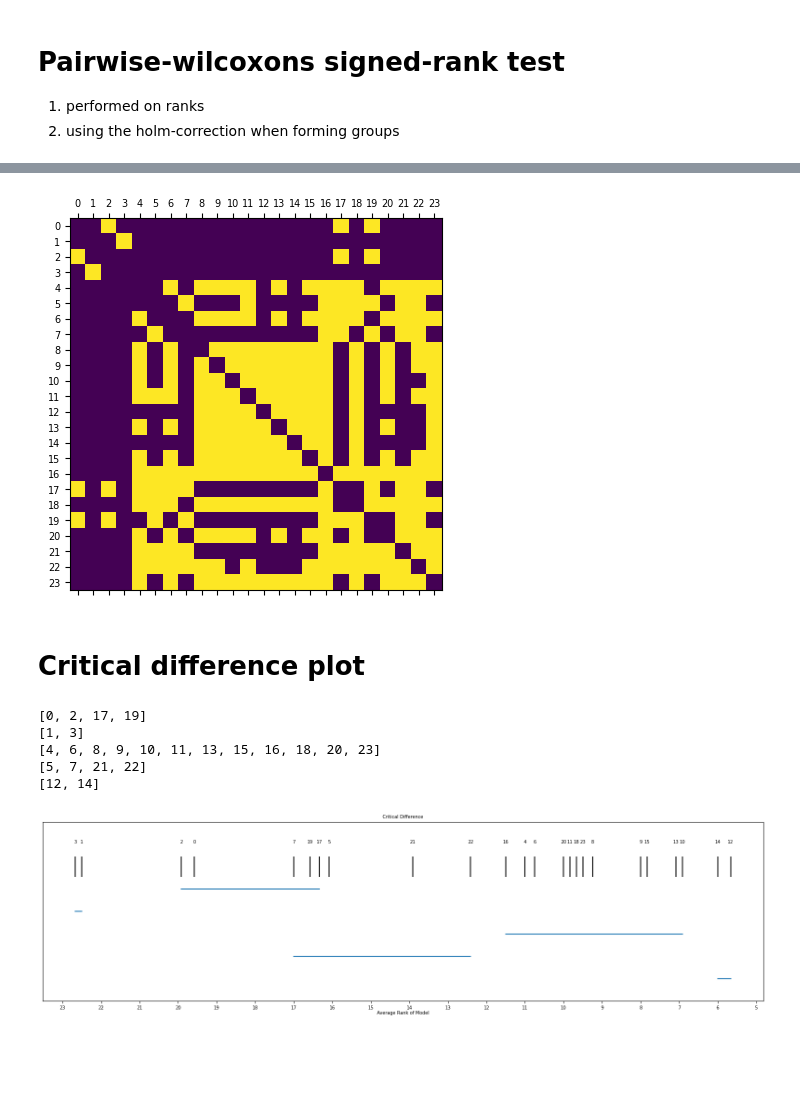
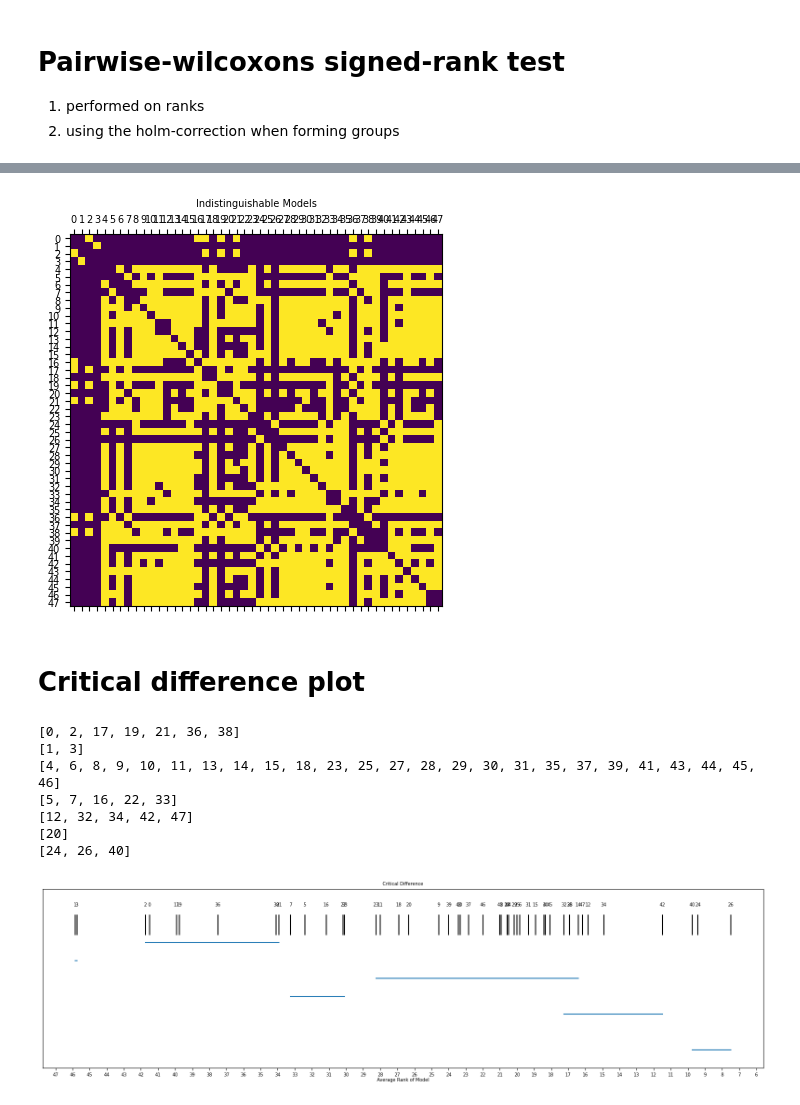
Before and after one commit to Whitesheep18/retinal-ecap-detection, a Jupyter notebook: results/tuning_results.ipynb, the cells around one changed output, grey strips where cells are left out. Drawn from its saved outputs; the diff is of its cells as text; code cells hidden in the pictures; blank space fills up the shorter version.

```diff
--- a/results/tuning_results.ipynb
+++ b/results/tuning_results.ipynb
@@ -7,6 +7,6 @@ from src.utils import switch_quotes
 # %%
 colors = ["#1f77b4", "#ff7f0e", "#2ca02c","#d62728", "#9467bd"]
-data = pd.read_csv("results_tuning_stride_19_01.csv")
+data = pd.read_csv("tuning_r1.csv")
 
 
 data['params'] = data['params'].apply(lambda x: json.loads(switch_quotes(x)))
@@ -24,0 +31,9 @@ num_models = len(models)
+# %%
+# parameter combinations
+
+param_overview = {}
+for i, param in enumerate(models.columns[1:]):
+    param_overview[param] = str(models[param].unique())
+param_overview = pd.DataFrame(param_overview, index=[0]).T.reset_index().rename(columns={0: 'Values', 'index': 'Parameter'})
+param_overview.to_csv("tuning_param_overview.csv", index=False)
+param_overview
@@ -25,12 +50,13 @@ num_models = len(models)
 # %% [markdown]
 # Present ranks per dataset
 # %%
-# RANK by rmse test
+# Ranking
+
 ranked = []
 to_show = []
 for grp_idx, grp in results.groupby('Dataset'):
-    # sort by RMSE_test
-    grp = grp.sort_values('RMSE test')
+    # sort
+    grp = grp.sort_values(rank_by)
     # add rank
     grp['Rank'] = range(1, len(grp) + 1)
 
@@ -173,8 +177,8 @@ alpha = 0.05
 
 p_values = []
 
-for i in range(24):
-    for j in range(24):
+for i in range(num_models):
+    for j in range(num_models):
         #print(f"Comparing model {i} with model {j}")
         if i == j:
             p_values.append(0)
@@ -190,17 +194,17 @@ adjusted_p_values = p_values
 #print(adjusted_p_values[1])
 
 # Create a matrix of indistinguishable models with adjusted p_values
-indistinguishable_matrix = np.zeros((24, 24))
-for i in range(24):
-    for j in range(24):
+indistinguishable_matrix = np.zeros((num_models, num_models))
+for i in range(num_models):
+    for j in range(num_models):
         if i == j:
             continue
-        indistinguishable_matrix[i, j] = adjusted_p_values[i*24+j] > alpha
+        indistinguishable_matrix[i, j] = adjusted_p_values[i*num_models+j] > alpha
 #pd.DataFrame(indistinguishable_matrix)
 
 # Group models based on indistinguishability
 groups = []
-for model in range(24):
+for model in range(num_models):
     found = False
     for group in groups:
         if all(indistinguishable_matrix[model, member] == 1 for member in group):
@@ -224,10 +230,11 @@ Indistinguishable Model Groups:
 # %%
 plt.matshow(indistinguishable_matrix)
-plt.xticks(range(24))
-plt.yticks(range(24))
+plt.title('Indistinguishable Models')
+plt.xticks(range(num_models))
+plt.yticks(range(num_models))
 plt.show()
 # %% [output]
-[figure, old version]
+[figure, new version]
 # %% [markdown]
 # Critical difference plot
 # %%
@@ -238,9 +245,9 @@ average_ranking = ranked.groupby(['min_epochs', 'learning_rate', 'dropout', 'l2_
 
 plt.figure(figsize=(20, 5))
 plt.title("Critical Difference")
-plt.scatter(average_ranking['Rank'], np.zeros(24), marker='|', c='black', s=1000)
+plt.scatter(average_ranking['Rank'], np.zeros(num_models), marker='|', c='black', s=1000)
 plt.yticks([])
-plt.xticks([i for i in range(1, 25)])
+plt.xticks([i for i in range(1, 50)])
 plt.gca().invert_xaxis()
 # add model id above each point
 for i, row in average_ranking.iterrows():
@@ -260,12 +267,14 @@ for i, group in enumerate(groups):
 plt.ylim(-len(groups)-1, 2)
 plt.show()
 # %% [output]
-[0, 2, 17, 19]
+[0, 2, 17, 19, 21, 36, 38]
 [1, 3]
-[4, 6, 8, 9, 10, 11, 13, 15, 16, 18, 20, 23]
-[5, 7, 21, 22]
-[12, 14]
+[4, 6, 8, 9, 10, 11, 13, 14, 15, 18, 23, 25, 27, 28, 29, 30, 31, 35, 37, 39, 41, 43, 44, 45, 46]
+[5, 7, 16, 22, 33]
+[12, 32, 34, 42, 47]
+[20]
+[24, 26, 40]
-[figure, old version]
+[figure, new version]
 # %%
 best_models = average_ranking.iloc[0:3]
 best_models
```
Also changed, not shown: parts of 13 cells of this notebook, 1 other file.
